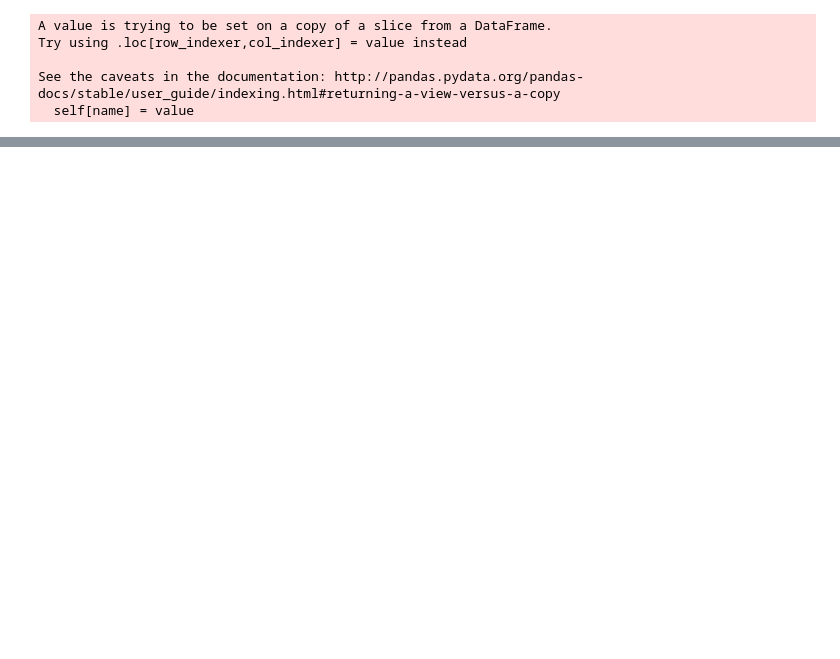
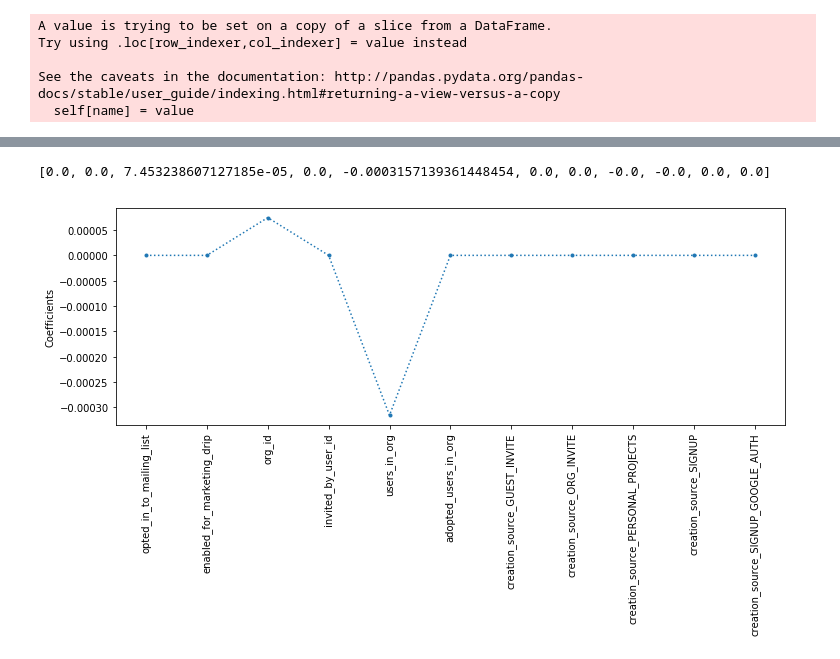
Before and after one commit to AHalarewicz/RelaxDataScienceChallenge, a Jupyter notebook: solution.ipynb, the cells around one changed output, grey strips where cells are left out. Cells and saved outputs as stored; diff of their text form; code cells hidden in the pictures; blank space fills up the shorter version.

```diff
--- a/solution.ipynb
+++ b/solution.ipynb
@@ -216,0 +446,5 @@ memory usage: 726.7+ KB
+# %%
+train_Lasso(features)
+# %% [output]
+[0.0, 0.0, 7.453238607127185e-05, 0.0, -0.0003157139361448454, 0.0, 0.0, -0.0, -0.0, 0.0, 0.0]
+[figure, added]
```
Also changed, not shown: parts of 33 cells of this notebook.
